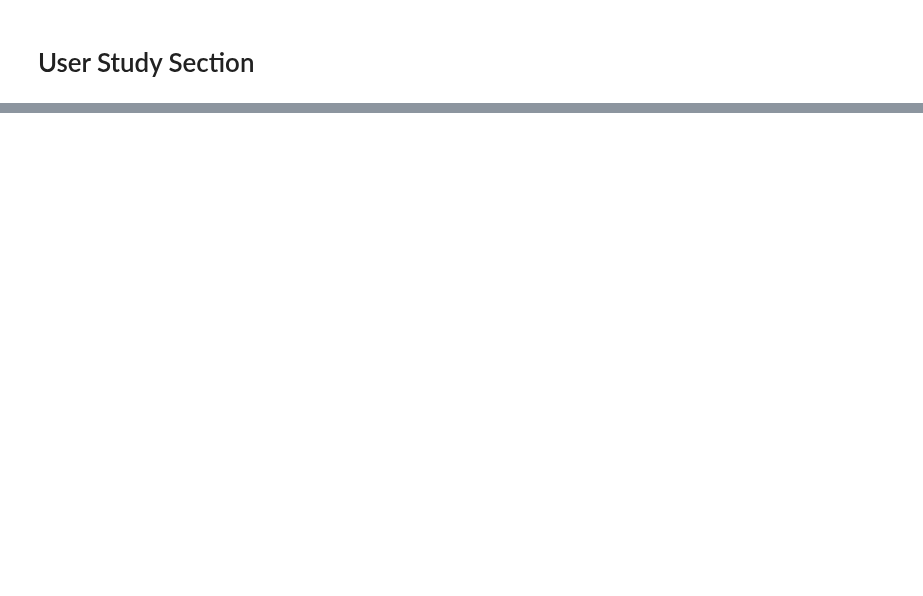
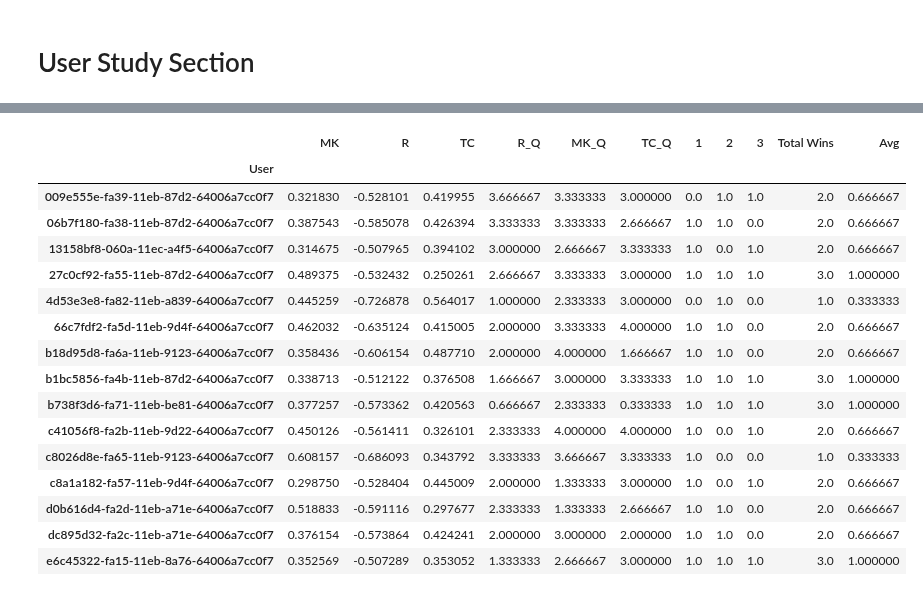
Before and after one commit to mcgreentn/md2_mechanic_analysis, a Jupyter notebook: analysis.ipynb, the cells around one changed output, grey strips where cells are left out. Saved outputs shown, nothing was run; the diff lists cells and outputs as text; code cells hidden in the pictures; blank space fills up the shorter version.

```diff
--- a/analysis.ipynb
+++ b/analysis.ipynb
@@ -776,0 +945,29 @@ for entry in user_entries:
+# %%
+# Players that entirely oppose a playstyle (-0.5 or greater in any category, arbitrarily chosen)
+mk_cond = (df.MK < -0.5)
+r_cond = (df.R < -0.5)
+tc_cond = (df.TC < -0.5)
+df[mk_cond | r_cond | tc_cond]
+
+# some losses in this category, it looks like similarity to both MK and TC (i.e. completionist) results in negative runner
+# we need to look more closely at this
+# MK and TC have no negatives that low. I guess one way or another people are not anti-MK or anti-TC
+# I want to bring in Vegan Zelda BOTW run
+# %% [output]
+|  | MK | R | TC | R_Q | MK_Q | TC_Q | 1 | 2 | 3 | Total Wins | Avg |
+| User |  |  |  |  |  |  |  |  |  |  |  |
+| 009e555e-fa39-11eb-87d2-64006a7cc0f7 | 0.321830 | -0.528101 | 0.419955 | 3.666667 | 3.333333 | 3.000000 | 0.0 | 1.0 | 1.0 | 2.0 | 0.666667 |
+| 06b7f180-fa38-11eb-87d2-64006a7cc0f7 | 0.387543 | -0.585078 | 0.426394 | 3.333333 | 3.333333 | 2.666667 | 1.0 | 1.0 | 0.0 | 2.0 | 0.666667 |
+| 13158bf8-060a-11ec-a4f5-64006a7cc0f7 | 0.314675 | -0.507965 | 0.394102 | 3.000000 | 2.666667 | 3.333333 | 1.0 | 0.0 | 1.0 | 2.0 | 0.666667 |
+| 27c0cf92-fa55-11eb-87d2-64006a7cc0f7 | 0.489375 | -0.532432 | 0.250261 | 2.666667 | 3.333333 | 3.000000 | 1.0 | 1.0 | 1.0 | 3.0 | 1.000000 |
+| 4d53e3e8-fa82-11eb-a839-64006a7cc0f7 | 0.445259 | -0.726878 | 0.564017 | 1.000000 | 2.333333 | 3.000000 | 0.0 | 1.0 | 0.0 | 1.0 | 0.333333 |
+| 66c7fdf2-fa5d-11eb-9d4f-64006a7cc0f7 | 0.462032 | -0.635124 | 0.415005 | 2.000000 | 3.333333 | 4.000000 | 1.0 | 1.0 | 0.0 | 2.0 | 0.666667 |
+| b18d95d8-fa6a-11eb-9123-64006a7cc0f7 | 0.358436 | -0.606154 | 0.487710 | 2.000000 | 4.000000 | 1.666667 | 1.0 | 1.0 | 0.0 | 2.0 | 0.666667 |
+| b1bc5856-fa4b-11eb-87d2-64006a7cc0f7 | 0.338713 | -0.512122 | 0.376508 | 1.666667 | 3.000000 | 3.333333 | 1.0 | 1.0 | 1.0 | 3.0 | 1.000000 |
+| b738f3d6-fa71-11eb-be81-64006a7cc0f7 | 0.377257 | -0.573362 | 0.420563 | 0.666667 | 2.333333 | 0.333333 | 1.0 | 1.0 | 1.0 | 3.0 | 1.000000 |
+| c41056f8-fa2b-11eb-9d22-64006a7cc0f7 | 0.450126 | -0.561411 | 0.326101 | 2.333333 | 4.000000 | 4.000000 | 1.0 | 0.0 | 1.0 | 2.0 | 0.666667 |
+| c8026d8e-fa65-11eb-9123-64006a7cc0f7 | 0.608157 | -0.686093 | 0.343792 | 3.333333 | 3.666667 | 3.333333 | 1.0 | 0.0 | 0.0 | 1.0 | 0.333333 |
+| c8a1a182-fa57-11eb-9d4f-64006a7cc0f7 | 0.298750 | -0.528404 | 0.445009 | 2.000000 | 1.333333 | 3.000000 | 1.0 | 0.0 | 1.0 | 2.0 | 0.666667 |
+| d0b616d4-fa2d-11eb-a71e-64006a7cc0f7 | 0.518833 | -0.591116 | 0.297677 | 2.333333 | 1.333333 | 2.666667 | 1.0 | 1.0 | 0.0 | 2.0 | 0.666667 |
+| dc895d32-fa2c-11eb-a71e-64006a7cc0f7 | 0.376154 | -0.573864 | 0.424241 | 2.000000 | 3.000000 | 2.000000 | 1.0 | 1.0 | 0.0 | 2.0 | 0.666667 |
+| e6c45322-fa15-11eb-8a76-64006a7cc0f7 | 0.352569 | -0.507289 | 0.353052 | 1.333333 | 2.666667 | 3.000000 | 1.0 | 1.0 | 1.0 | 3.0 | 1.000000 |
```
Also changed, not shown: parts of 23 cells of this notebook.
